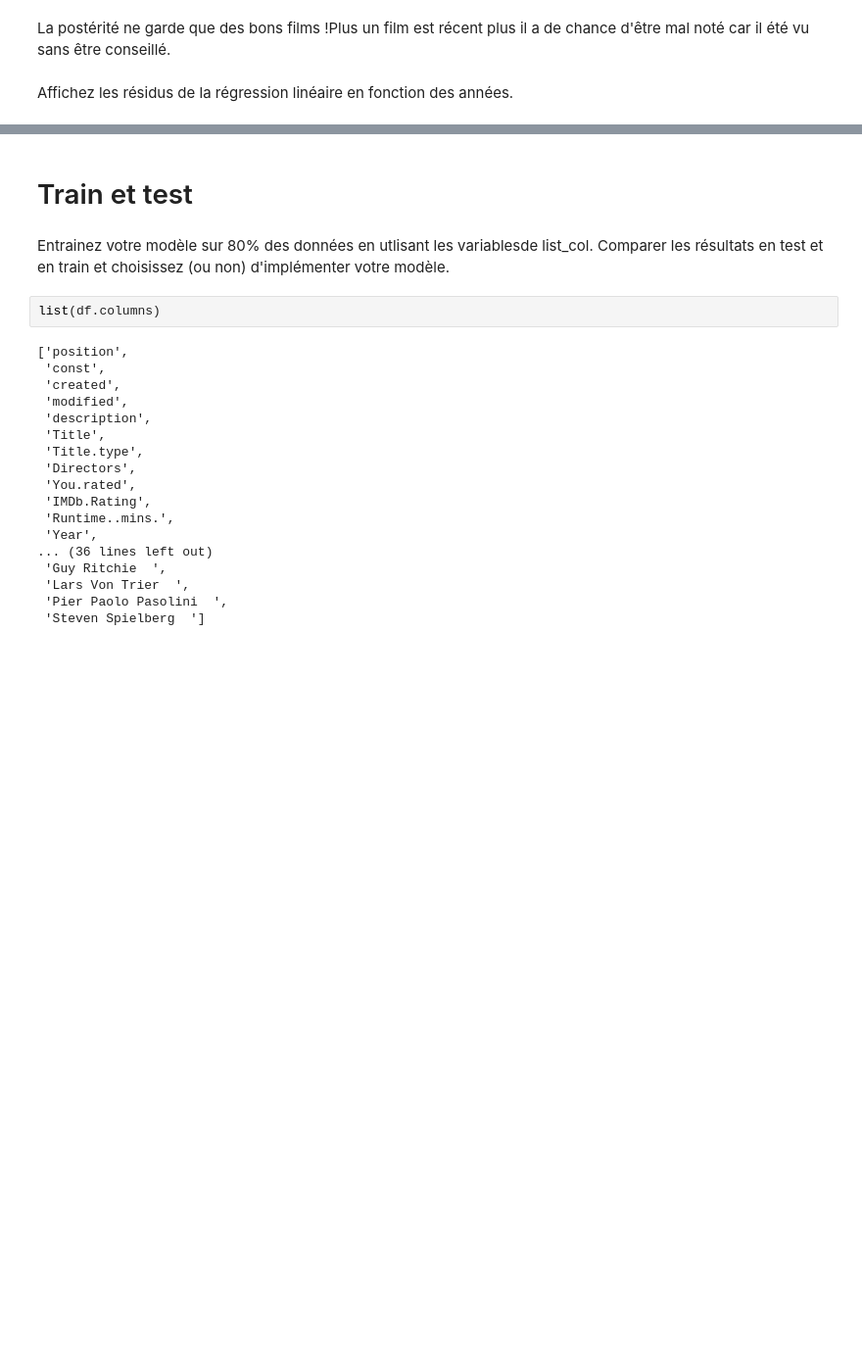
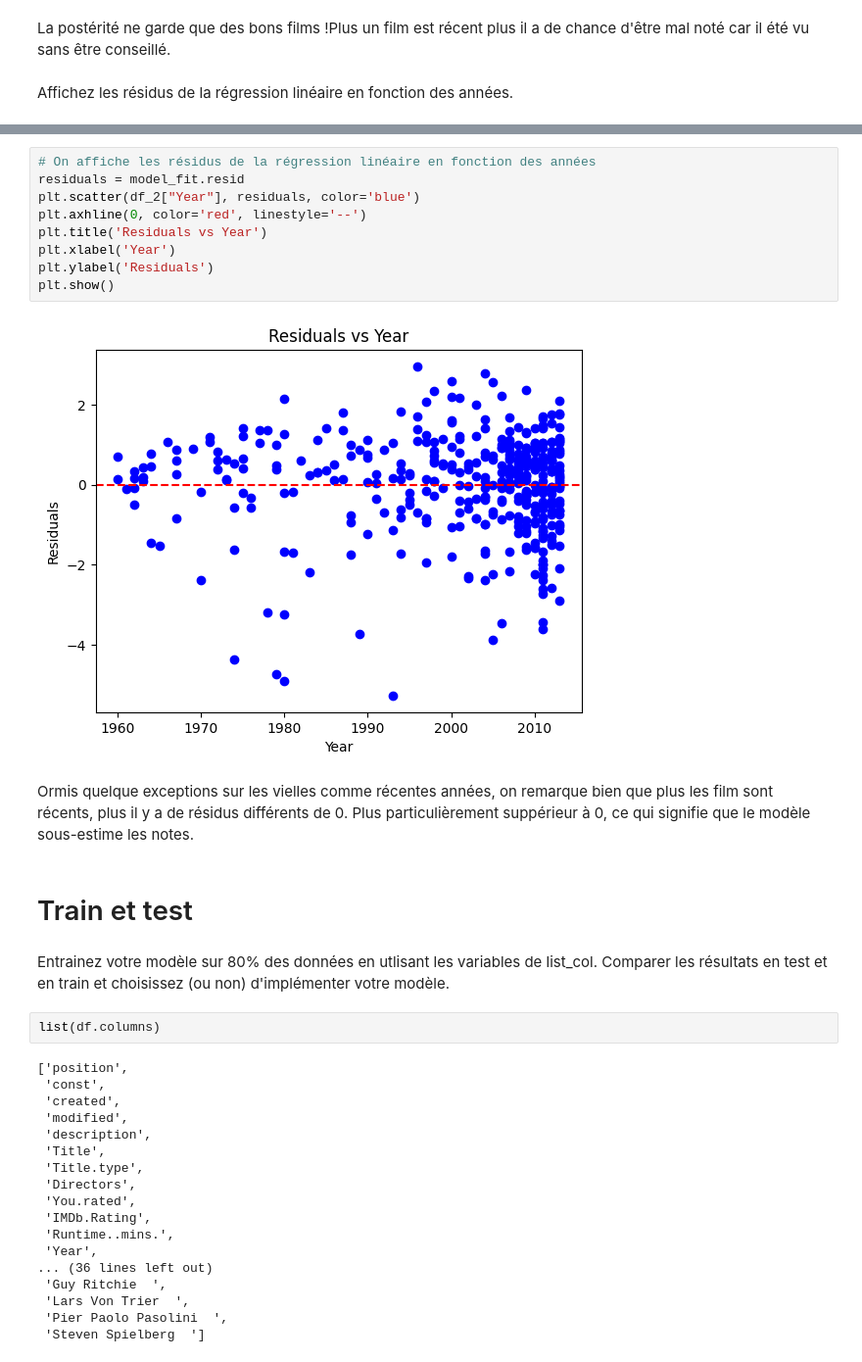
Before and after one commit to dempxl/IA-TPs, a Jupyter notebook: TP2/TP2_regression_partie2_sujet_etudant.ipynb, the cells around one changed output, grey strips where cells are left out. Shown at 98% size. Drawn from its saved outputs; the diff is of its cells as text; blank space fills up the shorter version.

```diff
--- a/TP2/TP2_regression_partie2_sujet_etudant.ipynb
+++ b/TP2/TP2_regression_partie2_sujet_etudant.ipynb
@@ -300,7 +433,20 @@ Affichez les résidus de la régression linéaire en fonction des années.
+# %%
+# On affiche les résidus de la régression linéaire en fonction des années
+residuals = model_fit.resid
+plt.scatter(df_2["Year"], residuals, color='blue')
+plt.axhline(0, color='red', linestyle='--')
+plt.title('Residuals vs Year')
+plt.xlabel('Year')
+plt.ylabel('Residuals')
+plt.show()
+# %% [output]
+[figure, added]
+# %% [markdown]
+Ormis quelque exceptions sur les vielles comme récentes années, on remarque bien que plus les film sont récents, plus il y a de résidus différents de 0. Plus particulièrement suppérieur à 0, ce qui signifie que le modèle sous-estime les notes.
 # %% [markdown]
 # Train et test
 # %% [markdown]
-Entrainez votre modèle sur 80% des données en utlisant les variablesde list_col. Comparer les résultats en test et en train et choisissez (ou non) d'implémenter votre modèle.
+Entrainez votre modèle sur 80% des données en utlisant les variables de list_col. Comparer les résultats en test et en train et choisissez (ou non) d'implémenter votre modèle.
 # %%
 list(df.columns)
 # %% [output]
```
Also changed, not shown: parts of 31 cells of this notebook.
